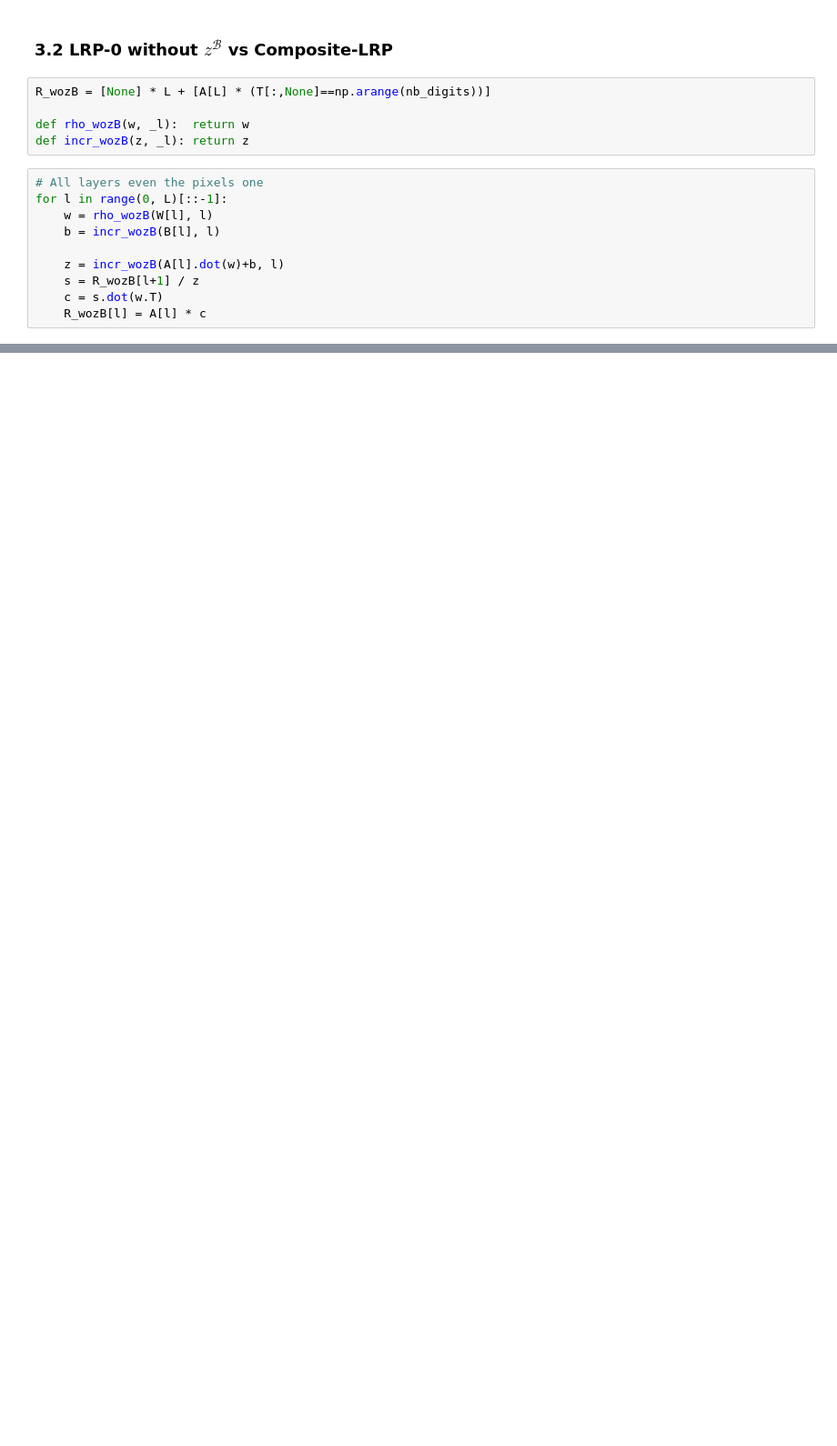
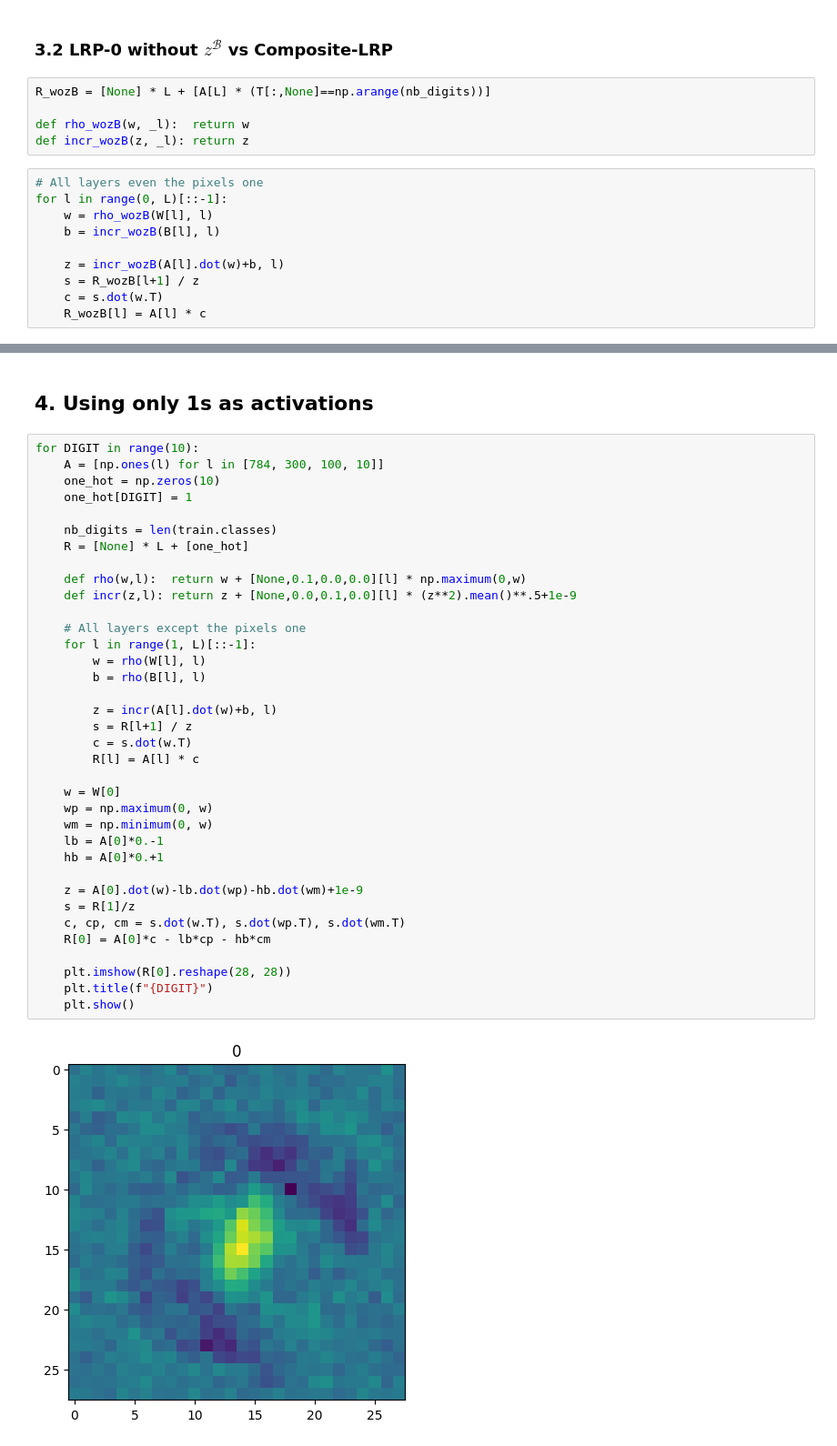
Before and after one commit to Red-Rapious/Semiring-LRP, a Jupyter notebook: code/mnist-mlp-lrp.ipynb, the cells around one changed output, grey strips where cells are left out. Shown at 91% size. Cells and saved outputs as stored; diff of their text form; blank space fills up the shorter version.

Commit message:
Small test with activations at 1

```diff
--- a/code/mnist-mlp-lrp.ipynb
+++ b/code/mnist-mlp-lrp.ipynb
@@ -376,0 +377,40 @@ Normalized average absolute relevance difference: 4.17%
+# %% [markdown]
+## 4. Using only 1s as activations
+# %%
+for DIGIT in range(10):
+    A = [np.ones(l) for l in [784, 300, 100, 10]]
+    one_hot = np.zeros(10)
+    one_hot[DIGIT] = 1
+
+    nb_digits = len(train.classes)
+    R = [None] * L + [one_hot]
+
+    def rho(w,l):  return w + [None,0.1,0.0,0.0][l] * np.maximum(0,w)
+    def incr(z,l): return z + [None,0.0,0.1,0.0][l] * (z**2).mean()**.5+1e-9
+
+    # All layers except the pixels one
+    for l in range(1, L)[::-1]:
+        w = rho(W[l], l)
+        b = rho(B[l], l)
+
+        z = incr(A[l].dot(w)+b, l)
+        s = R[l+1] / z
+        c = s.dot(w.T)
+        R[l] = A[l] * c
+
+    w = W[0]
+    wp = np.maximum(0, w)
+    wm = np.minimum(0, w)
+    lb = A[0]*0.-1
+    hb = A[0]*0.+1
+
+    z = A[0].dot(w)-lb.dot(wp)-hb.dot(wm)+1e-9
+    s = R[1]/z
+    c, cp, cm = s.dot(w.T), s.dot(wp.T), s.dot(wm.T)
+    R[0] = A[0]*c - lb*cp - hb*cm
+
+    plt.imshow(R[0].reshape(28, 28))
+    plt.title(f"{DIGIT}")
+    plt.show()
+# %% [output]
+[figure, added]
```
Also changed, not shown: parts of 8 cells of this notebook.
